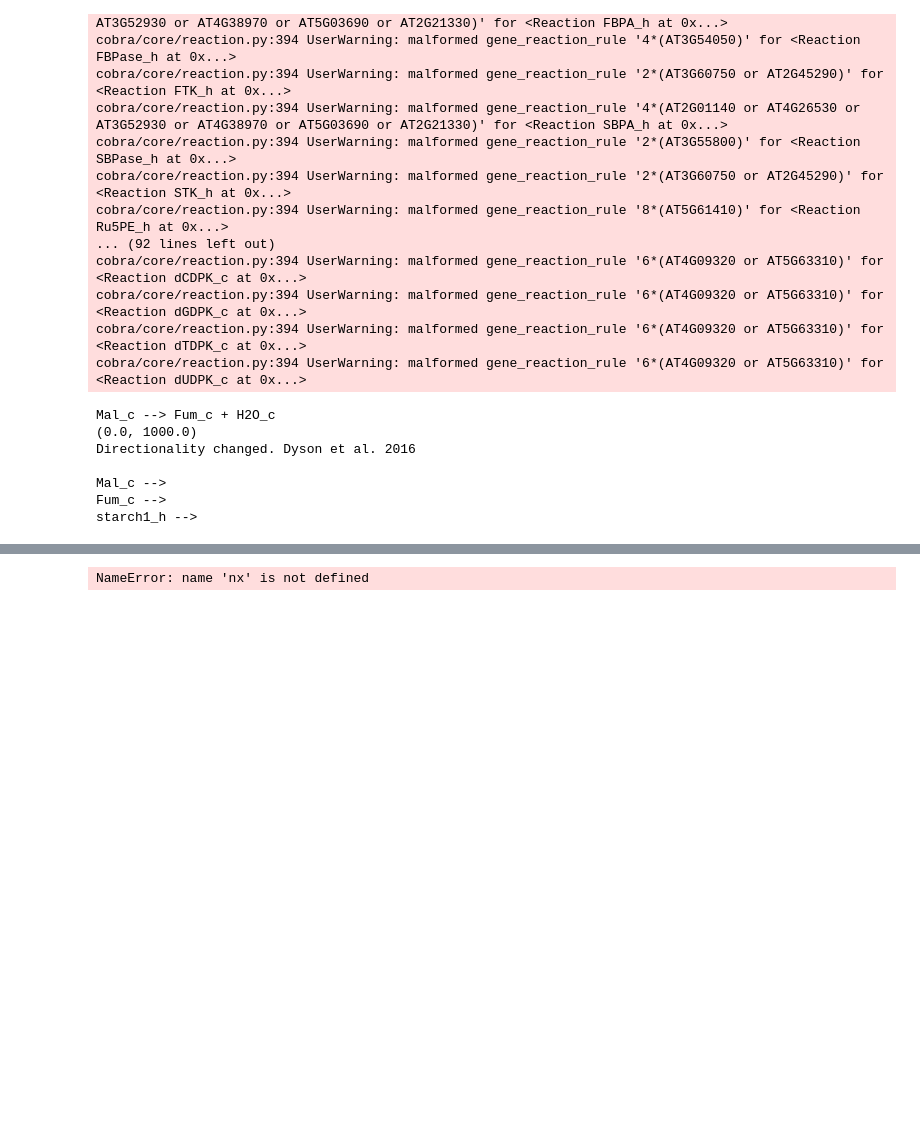
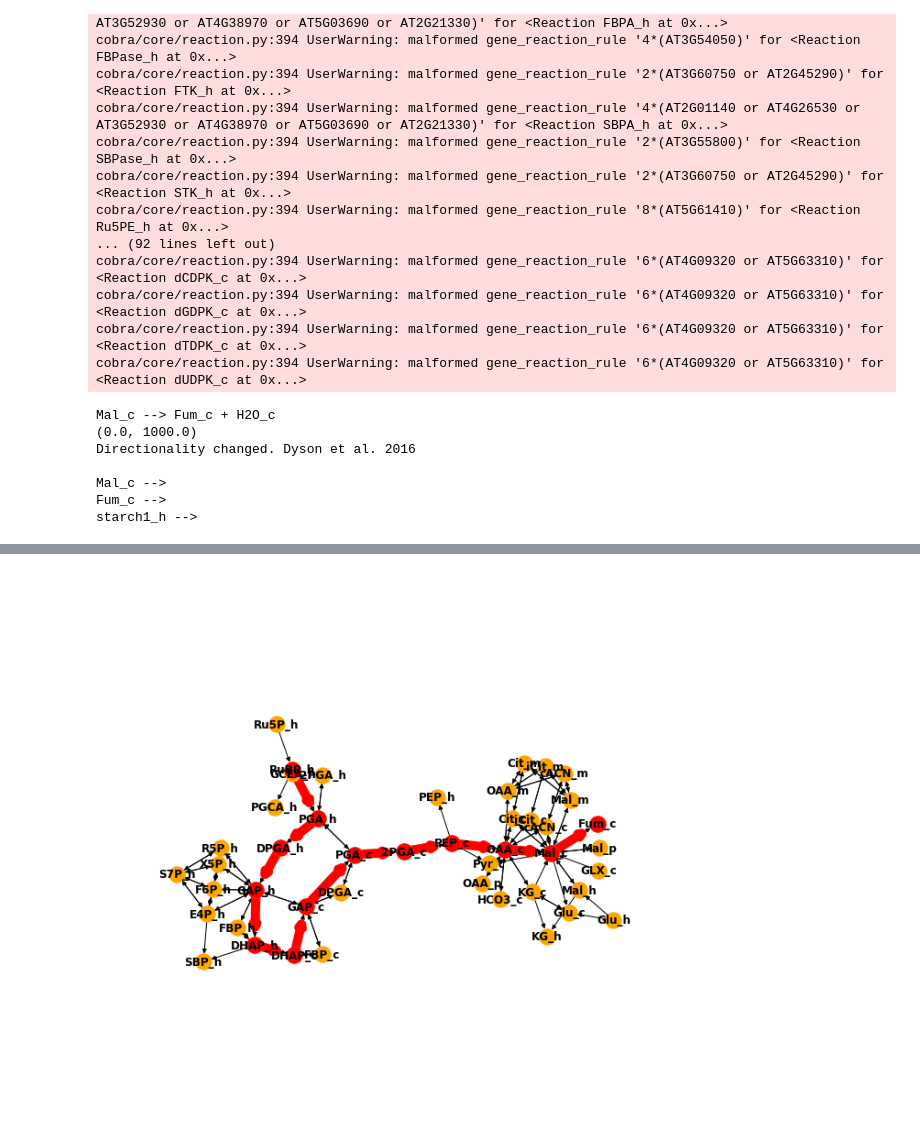
Before and after one commit to HAHerrmann/FluxSamplingCol0Fum2, a Jupyter notebook: M-M_Graph/M-M-Graph.ipynb, the cells around one changed output, grey strips where cells are left out. Cells and saved outputs as stored; diff of their text form; code cells hidden in the pictures; blank space fills up the shorter version.

```diff
--- a/M-M_Graph/M-M-Graph.ipynb
+++ b/M-M_Graph/M-M-Graph.ipynb
@@ -63,3 +66,9 @@ Directionality changed. Dyson et al. 2016
 Mal_c -->
 Fum_c -->
 starch1_h -->
+# %%
+
+for r in model.reactions:
+    if (r.subsystem == "light reactions"):
+        print(r.id)
+        print(r.reaction)
@@ -102,24 +115,26 @@ rem_names = ["CO2_c","CO2_h","CO2_m","ATP_c","ATP_h","ATP_m","ADP_c","ADP_h","AD
 # %%
 # Getting all reactions without an AT code
+
+
 noAT_all = []
 for r in model.reactions:
     gs = [g.id for g in r.genes]
     if len(gs) == 1 and gs[0] == '-':
         noAT_all.append(r)
 
+possible_pathways = []
 
-import networkx as nx
-import itertools
-import xlsxwriter
-
+# Iterating through the noAT reactions and seeing which single one
+# provides a pathway to fumarate
 for i in range(len(noAT_all)):
     noAT = []
     for r in model.reactions:
         gs = [g.id for g in r.genes]
         if len(gs) == 1 and gs[0] == '-':
             noAT.append(r)
-    removed_reac = noAT[i]
-    noAT.pop(i)
+    if i in [13,14,15]:
+        removed_reac = noAT[i]
+        noAT.pop(i)
     G = nx.DiGraph()
     # Adding the nodes
     saves = []
@@ -210,6 +225,9 @@ for i in range(len(noAT_all)):
     try:
         for p in nx.all_shortest_paths(G, "RuBP_h", "Fum_c"):
             print(p)
+            print(i)
+            possible_pathways.append(p)
+            print(removed_reac.id)
         print('{} worked! \n').format(removed_reac.reaction)
     except:
         pass
@@ -233,0 +249,15 @@ Ser_h --> Ser_c worked!
+# %%
+p = ['RuBP_h', 'PGA_h', 'PGA_c', '2PGA_c', 'PEP_c', 'OAA_c', 'Mal_c', 'Fum_c']
+p = ['RuBP_h', 'PGA_h', 'DPGA_h', 'GAP_h', 'GAP_c', 'PGA_c', '2PGA_c', 'PEP_c', 'OAA_c', 'Mal_c', 'Fum_c']
+#p = ['RuBP_h', 'PGA_h', 'DPGA_h', 'GAP_h', 'DHAP_h', 'DHAP_c', 'GAP_c', 'PGA_c', '2PGA_c', 'PEP_c', 'OAA_c', 'Mal_c', 'Fum_c']
+
+for i in range(len(p)-1):
+    s = model.metabolites.get_by_id(p[i])
+    pr = model.metabolites.get_by_id(p[i+1])
+    print(s)
+    print(" ")
+    for r in s.reactions:
+        print(r.id)
+        print(r.reaction)
+        print(" ")
+    print("-----")
@@ -246,35 +294,35 @@ for r in reacs:
     reacs = []
     for prod in r.products:
         if "C"  in prod.formula:
             if prod.id not in rem_names:
                 prods.append(prod.id)
     for s in r.reactants:
         if "C"  in s.formula:
             if s.id not in rem_names:
                 reacs.append(s.id)
     if r.lower_bound == 0.0:
         # Forward Reactions
         Gsub.add_edges_from(list(itertools.product(reacs, prods)))
     if r.lower_bound < 0.0:
         # Reversible Reactions
         Gsub.add_edges_from(list(itertools.product(reacs, prods)))
         Gsub.add_edges_from(list(itertools.product(prods, reacs)))
 
 # Drawing in the subnetwork and the shortest path
 import matplotlib.pyplot as plt
 pos = nx.kamada_kawai_layout(Gsub)
-plt.figure(figsize=(10,10))
+plt.figure(figsize=(8,8))
 plt.tight_layout
 nx.draw(Gsub,pos,with_labels=True,font_weight='bold',node_color='orange')
 # draw path in red
 path = p
 path_edges = zip(path,path[1:])
 nx.draw_networkx_nodes(Gsub,pos,nodelist=path,node_color='r',with_labels=False)
 nx.draw_networkx_edges(Gsub,pos,edgelist=path_edges,edge_color='r',width=10)
 plt.axis('equal')
 plt.show()
 # %% [output]
-NameError: name 'nx' is not defined
+[figure, added]
 # %%
 reac_names = ["M_DASH_CoA_h","A_DASH_CoA_m","A_DASH_CoA_c","A_DASH_CoA_h","P_DASH_HPR_h","H_DASH_Eth_DASH_ThPP_m",
              "A_DASH_DHL_m","S_DASH_CoA_m","M_DASH_THF_m","M_DASH_ACP_h","F_DASH_THF_h","A_DASH_Glu_h",
```
Also changed, not shown: parts of 7 cells of this notebook.
